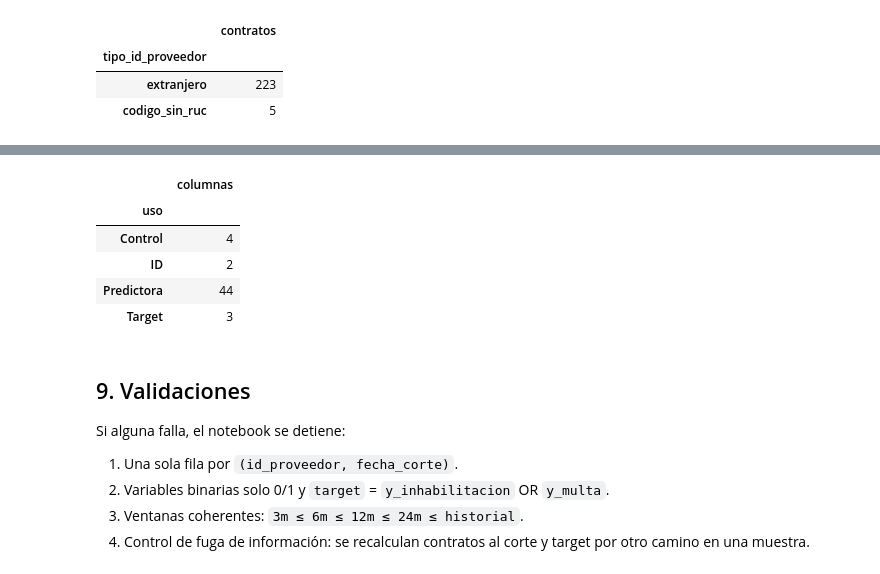
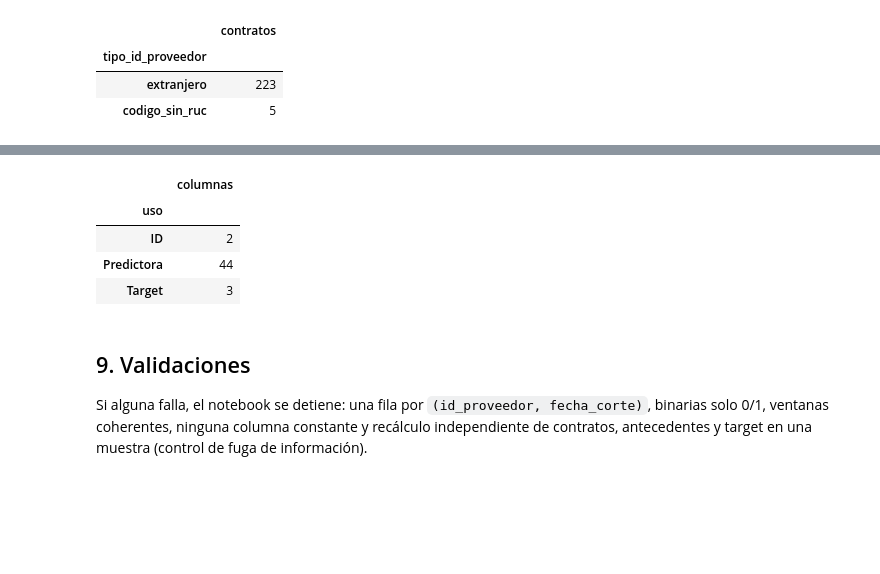
Before and after one commit to CyndxTs/G5-IA-APLICADA, a Jupyter notebook: notebooks/02_preprocesamiento.ipynb, the cells around one changed output, grey strips where cells are left out. Drawn from its saved outputs; the diff is of its cells as text; code cells hidden in the pictures; blank space fills up the shorter version.

```diff
--- a/notebooks/02_preprocesamiento.ipynb
+++ b/notebooks/02_preprocesamiento.ipynb
@@ -190,13 +171,8 @@ def leer_csv_barra(archivo):
     return limpiar_encabezados(df)
 
 
-def quitar_duplicados(df, nombre):
-    repetidos = df.duplicated(keep="first")
-    n = int(repetidos.sum())
-    if ELIMINAR_DUPLICADOS_EXACTOS and n:
-        df = df.loc[~repetidos].copy()
-    return df, {"tabla": nombre, "duplicados_exactos_detectados": n,
-                "duplicados_exactos_eliminados": n if ELIMINAR_DUPLICADOS_EXACTOS else 0}
+def quitar_duplicados(df):
+    return df.loc[~df.duplicated(keep="first")].copy()
 # %% [markdown]
 ## 3. Contratos
 
@@ -375,7 +343,7 @@ for archivo in archivos_convocatorias:
 convocatorias_items = pd.concat(partes, ignore_index=True)
 del partes
 
-convocatorias_items, dup_conv = quitar_duplicados(convocatorias_items, "convocatorias")
+convocatorias_items = quitar_duplicados(convocatorias_items)
 clave = ["codigoconvocatoria_norm", "n_item_norm"]
 repetidas = int(convocatorias_items.duplicated(clave, keep="first").sum())
 convocatorias_items = convocatorias_items.drop_duplicates(clave, keep="first").reset_index(drop=True)
@@ -418,7 +386,7 @@ CSV con separador `|` y codificación `cp1252`. El código de entidad coincide c
 archivo_entidades = RAW / "entidades_contratantes" / "entidades_contratantes.csv"
 entidades = leer_csv_barra(archivo_entidades)
 exigir_columnas(entidades, ["ruc", "codconsucode", "nombre_de_entidad", "departamento", "provincia", "distrito", "estado"], archivo_entidades)
-entidades, dup_ent = quitar_duplicados(entidades, "entidades")
+entidades = quitar_duplicados(entidades)
 entidades["codigoentidad_norm"] = normalizar_id(entidades["codconsucode"], quitar_ceros=True)
 entidades["ruc_entidad_norm"] = normalizar_id(entidades["ruc"])
 for c in ["departamento", "provincia", "distrito", "estado"]:
@@ -639,8 +598,8 @@ contratos = (items.groupby("n_cod_contrato_norm", sort=False).agg(
 contratos["fecha_disponible"] = contratos[["fecha_suscripcion", "fecha_publicacion"]].max(axis=1)
 contratos["monto_pen"] = contratos["monto_total"].where(contratos["moneda_norm"].eq("PEN").fillna(False))
 contratos["ratio_contratado_ref"] = (contratos["suma_item"] / contratos["suma_ref"]).where(contratos["suma_ref"] > 0)
-contratos["dias_conv_a_firma"] = (contratos["fecha_suscripcion"] - contratos["fecha_conv"]).dt.days
-contratos["duracion_dias"] = (contratos["vig_fin"] - contratos["vig_ini"]).dt.days
+contratos["dias_conv_a_firma"] = (contratos["fecha_suscripcion"] - contratos["fecha_conv"]).dt.days.where(lambda s: s >= 0)
+contratos["duracion_dias"] = (contratos["vig_fin"] - contratos["vig_ini"]).dt.days.where(lambda s: s.between(0, 3650))
 contratos["es_consorcio"] = contratos["tipo_id_proveedor"].eq("consorcio_probable").fillna(False).astype(int)
 contratos["es_bien"] = contratos["objeto"].eq("BIEN").fillna(False).astype(int)
 contratos["es_servicio"] = contratos["objeto"].eq("SERVICIO").fillna(False).astype(int)
@@ -650,12 +609,7 @@ contratos["es_contratacion_directa"] = contratos["tipo_proceso"].eq("CONTRATACIO
 contratos["es_moneda_extranjera"] = (contratos["moneda_norm"].ne("PEN") & contratos["moneda_norm"].notna()).fillna(False).astype(int)
 contratos = contratos.drop(columns=["suma_item", "suma_ref"])
 
-tipos_permitidos = ["ruc"]
-if INCLUIR_CONSORCIOS:
-    tipos_permitidos.append("consorcio_probable")
-if INCLUIR_EXTRANJEROS:
-    tipos_permitidos.append("extranjero")
-poblacion = contratos["tipo_id_proveedor"].isin(tipos_permitidos)
+poblacion = contratos["tipo_id_proveedor"].isin(["ruc", "consorcio_probable"])
 contratos_excluidos = contratos.loc[~poblacion, "tipo_id_proveedor"].value_counts()
 contratos_modelo = contratos.loc[poblacion].reset_index(drop=True)
 
@@ -846,10 +785,6 @@ HZ = HORIZONTE_MESES
 DICCIONARIO = [
     ("id_proveedor", "Identificación", "RUC del proveedor (o RUC de pago del consorcio probable). Solo para identificar/unir.", "ID"),
     ("fecha_corte", "Identificación", "Fecha de corte: solo se usa información disponible hasta esta fecha.", "ID"),
-    ("fecha_fin_ventana", "Control", f"Fin de la ventana de la etiqueta (corte + {HZ} meses).", "Control"),
-    ("ventana_etiqueta_completa", "Control", "1 si la ventana termina antes de la fecha de las bases de sanciones (etiqueta completa).", "Control"),
-    ("etiqueta_confiable", "Control", "1 si el corte es posterior al inicio de la cobertura confiable de las listas de sanciones.", "Control"),
-    ("meses_cobertura_datos", "Control", "Meses de datos de contratos disponibles hasta el corte (limita las ventanas largas).", "Control"),
     ("target", "Target", f"1 si el proveedor tiene una sanción (inhabilitación o multa) con evento en los {HZ} meses posteriores al corte.", "Target"),
     (f"y_inhabilitacion_{HZ}m", "Target", f"1 si recibe una inhabilitación en los {HZ} meses posteriores al corte.", "Target"),
     (f"y_multa_{HZ}m", "Target", f"1 si recibe una multa en los {HZ} meses posteriores al corte.", "Target"),
@@ -858,13 +793,13 @@ DICCIONARIO = [
 ]
 for m in (3, 6, 12, 24):
     DICCIONARIO += [(f"n_contratos_{m}m", "Actividad", f"Contratos disponibles en los últimos {m} meses antes del corte.", "Predictora"),
-                    (f"monto_pen_{m}m", "Montos", f"Suma de montos contratados en soles en los últimos {m} meses.", "Predictora")]
+                    (f"log_monto_pen_{m}m", "Montos (log1p)", f"Suma de montos contratados en soles en los últimos {m} meses.", "Predictora")]
 DICCIONARIO += [
-    ("monto_pen_hist_total", "Montos", "Suma de montos contratados en soles en todo el historial.", "Predictora"),
-    ("monto_pen_hist_media", "Montos", "Monto medio por contrato en soles (historial).", "Predictora"),
-    ("monto_pen_hist_mediana", "Montos", "Monto mediano por contrato en soles (historial).", "Predictora"),
-    ("monto_pen_hist_max", "Montos", "Monto máximo de un contrato en soles (historial).", "Predictora"),
-    ("monto_pen_hist_std", "Montos", "Desviación estándar de los montos por contrato (nulo con un solo contrato).", "Predictora"),
+    ("log_monto_pen_hist_total", "Montos (log1p)", "Suma de montos contratados en soles en todo el historial.", "Predictora"),
+    ("log_monto_pen_hist_media", "Montos (log1p)", "Monto medio por contrato en soles (historial).", "Predictora"),
+    ("log_monto_pen_hist_mediana", "Montos (log1p)", "Monto mediano por contrato en soles (historial).", "Predictora"),
+    ("log_monto_pen_hist_max", "Montos (log1p)", "Monto máximo de un contrato en soles (historial).", "Predictora"),
+    ("log_monto_pen_hist_std", "Montos (log1p)", "Desviación estándar de los montos por contrato (nulo con un solo contrato).", "Predictora"),
     ("crec_n_6m", "Crecimiento", "Variación relativa del número de contratos: últimos 6 meses vs los 6 anteriores (nulo si el previo es 0 o no hay cobertura).", "Predictora"),
     ("crec_monto_6m", "Crecimiento", "Variación relativa del monto en soles: últimos 6 meses vs los 6 anteriores.", "Predictora"),
     ("crec_n_12m", "Crecimiento", "Variación relativa del número de contratos: últimos 12 meses vs los 12 anteriores.", "Predictora"),
@@ -878,46 +813,40 @@ DICCIONARIO += [
     ("n_entidades_recurrentes", "Repetición", "Entidades con las que firmó 2 o más contratos.", "Predictora"),
     ("prop_contratos_repetidos_entidad", "Repetición", "Proporción de contratos que repiten una entidad ya contratada (1 - entidades/contratos).", "Predictora"),
     ("dias_prom_entre_contratos", "Frecuencia", "Días promedio entre contratos (nulo con un solo contrato).", "Predictora"),
     ("meses_desde_primer_contrato", "Antigüedad", "Meses desde el primer contrato observado hasta el corte (truncado por el inicio de los datos).", "Predictora"),
     ("meses_desde_ultimo_contrato", "Antigüedad", "Meses desde el último contrato hasta el corte.", "Predictora"),
     ("prop_bien", "Composición", "Proporción de contratos de bienes.", "Predictora"),
     ("prop_servicio", "Composición", "Proporción de contratos de servicios.", "Predictora"),
     ("prop_obra", "Composición", "Proporción de contratos de obras.", "Predictora"),
     ("prop_consultoria_obra", "Composición", "Proporción de contratos de consultoría de obra.", "Predictora"),
     ("prop_contratacion_directa", "Composición", "Proporción de contratos por contratación directa.", "Predictora"),
     ("prop_moneda_extranjera", "Composición", "Proporción de contratos en moneda distinta de soles.", "Predictora"),
     ("ratio_contratado_ref_medio", "Proceso", "Monto contratado / monto referencial del ítem, promedio por contrato.", "Predictora"),
     ("dias_conv_a_firma_medio", "Proceso", "Días promedio entre la convocatoria y la firma del contrato.", "Predictora"),
     ("duracion_contrato_dias_medio", "Proceso", "Duración promedio del contrato (vigencia final original − inicial) en días.", "Predictora"),
     ("n_inhab_previas", "Antecedentes", "Inhabilitaciones con evento anterior o igual al corte.", "Predictora"),
     ("n_multas_previas", "Antecedentes", "Multas con evento anterior o igual al corte.", "Predictora"),
     ("tiene_sancion_previa", "Antecedentes", "1 si tiene alguna sanción previa observable.", "Predictora"),
     ("dias_desde_ultima_sancion", "Antecedentes", "Días desde la última sanción previa hasta el corte (nulo si no tiene).", "Predictora"),
     ("inhabilitado_vigente_al_corte", "Antecedentes", "1 si tenía una inhabilitación vigente al corte (fin vacío = vigencia indeterminada).", "Predictora"),
 ]
 diccionario = pd.DataFrame(DICCIONARIO, columns=["columna", "grupo", "descripcion", "uso"])
 assert not diccionario["columna"].duplicated().any()
 faltan_en_dicc = sorted(set(dataset.columns) - set(diccionario["columna"]))
 faltan_en_datos = sorted(set(diccionario["columna"]) - set(dataset.columns))
 assert not faltan_en_dicc and not faltan_en_datos, (faltan_en_dicc, faltan_en_datos)
 dataset = dataset[diccionario["columna"].tolist()]
 display(diccionario.groupby("uso").size().rename("columnas").to_frame())
 # %% [output]
 |  | columnas |
 | uso |  |
-| Control | 4 |
 | ID | 2 |
 | Predictora | 44 |
 | Target | 3 |
 # %% [markdown]
 ## 9. Validaciones
 
-Si alguna falla, el notebook se detiene:
-
-1. Una sola fila por `(id_proveedor, fecha_corte)`.
-2. Variables binarias solo 0/1 y `target` = `y_inhabilitacion` OR `y_multa`.
-3. Ventanas coherentes: `3m ≤ 6m ≤ 12m ≤ 24m ≤ historial`.
-4. Control de fuga de información: se recalculan contratos al corte y target por otro camino en una muestra.
+Si alguna falla, el notebook se detiene: una fila por `(id_proveedor, fecha_corte)`, binarias solo 0/1, ventanas coherentes, ninguna columna constante y recálculo independiente de contratos, antecedentes y target en una muestra (control de fuga de información).
 # %%
 assert not dataset.duplicated(["id_proveedor", "fecha_corte"]).any(), "Hay filas repetidas por proveedor y corte."
 
```
Also changed, not shown: parts of 22 cells of this notebook, 1 other file.
